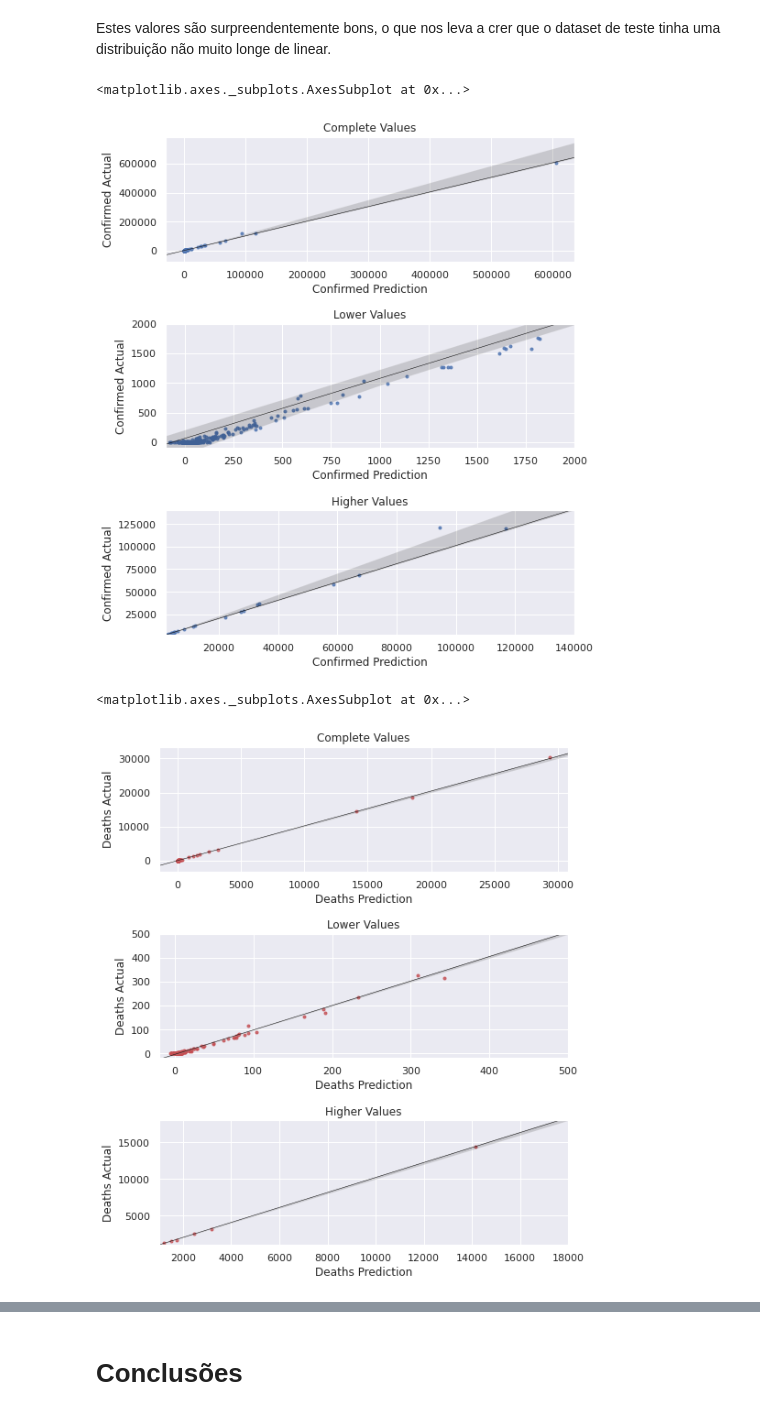
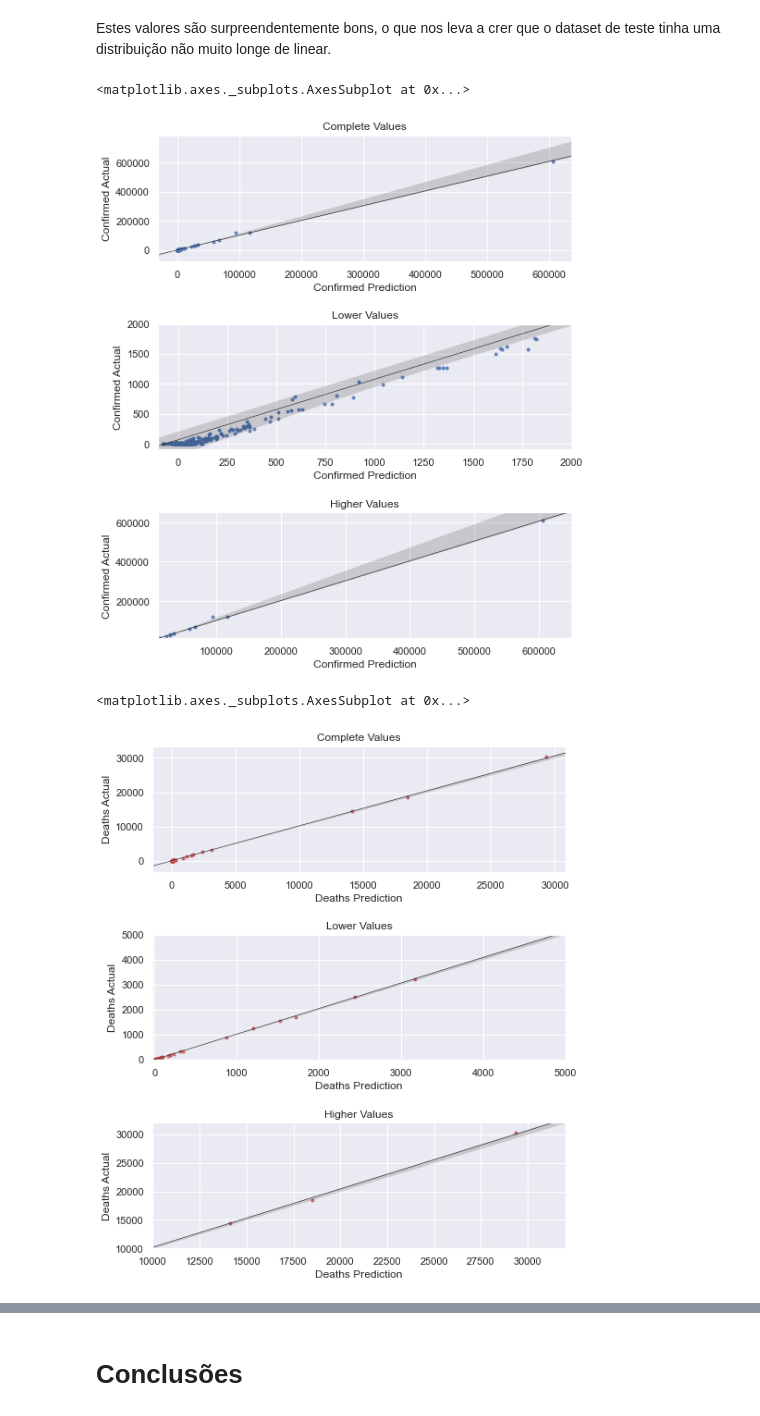
Before and after one commit to JoaoRicardoCardoso/MIEIC_IART_19_PROJ, a Jupyter notebook: PROJ2/Aggregation.ipynb, the cells around one changed output, grey strips where cells are left out. Drawn from its saved outputs; the diff is of its cells as text; code cells hidden in the pictures.

```diff
--- a/PROJ2/Aggregation.ipynb
+++ b/PROJ2/Aggregation.ipynb
@@ -1377,31 +1377,31 @@ axs[1].set_title('Lower Values')
 axs[1].set_xlim(-100,2000)
 axs[1].set_ylim(-100,2000)
 axs[2].set_title('Higher Values')
-axs[2].set_xlim(2000,140000)
-axs[2].set_ylim(2000,140000)
+axs[2].set_xlim(10000,650000)
+axs[2].set_ylim(10000,650000)
 plt.subplots_adjust(hspace=0.5)
 sb.regplot(x=conf_pred, y=conf_actual, data=total_results, marker='.',color='b',ax=axs[0], line_kws={"lw": 0.5, "color": "black"},truncate=False)
 sb.regplot(x=conf_pred, y=conf_actual, data=total_results, marker='.',color='b',ax=axs[1],line_kws={"lw": 0.5, "color": "black"},truncate=False)
 sb.regplot(x=conf_pred, y=conf_actual, data=total_results, marker='.',color='b',ax=axs[2],line_kws={"lw": 0.5, "color": "black"},truncate=False)
 # %% [output]
 <matplotlib.axes._subplots.AxesSubplot at 0x...>
-[figure, old version]
+[figure, new version]
 # %%
 fig,axs = plt.subplots(nrows=3,figsize=(8,10))
 axs[0].set_title('Complete Values')
 axs[1].set_title('Lower Values')
-axs[1].set_xlim(-20,500)
-axs[1].set_ylim(-20,500)
+axs[1].set_xlim(-20,5000)
+axs[1].set_ylim(-20,5000)
 axs[2].set_title('Higher Values')
-axs[2].set_xlim(1000,18000)
-axs[2].set_ylim(1000,18000)
+axs[2].set_xlim(10000,32000)
+axs[2].set_ylim(10000,32000)
 plt.subplots_adjust(hspace=0.5)
 sb.regplot(x=deaths_pred, y=deaths_actual, data=total_results, marker='.',color='r',ax=axs[0], line_kws={"lw": 0.5, "color": "black"},truncate=False)
 sb.regplot(x=deaths_pred, y=deaths_actual, data=total_results, marker='.',color='r',ax=axs[1],line_kws={"lw": 0.5, "color": "black"},truncate=False)
 sb.regplot(x=deaths_pred, y=deaths_actual, data=total_results, marker='.',color='r',ax=axs[2],line_kws={"lw": 0.5, "color": "black"},truncate=False)
 # %% [output]
 <matplotlib.axes._subplots.AxesSubplot at 0x...>
-[figure, old version]
+[figure, new version]
 # %%
 fig,axs = plt.subplots(nrows=3,figsize=(8,10))
 axs[0].set_title('Complete Values')
```
Also changed, not shown: parts of 3 cells of this notebook.
